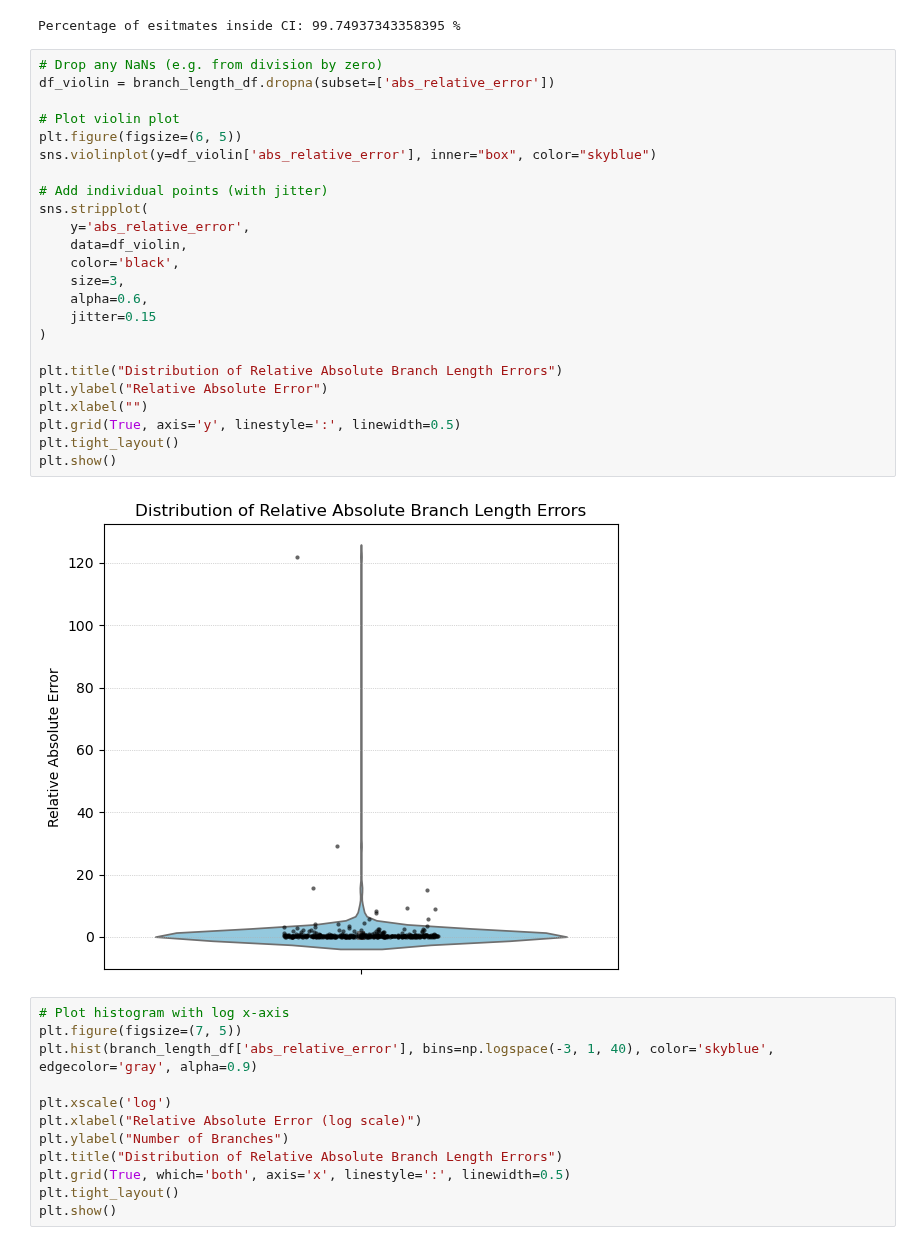
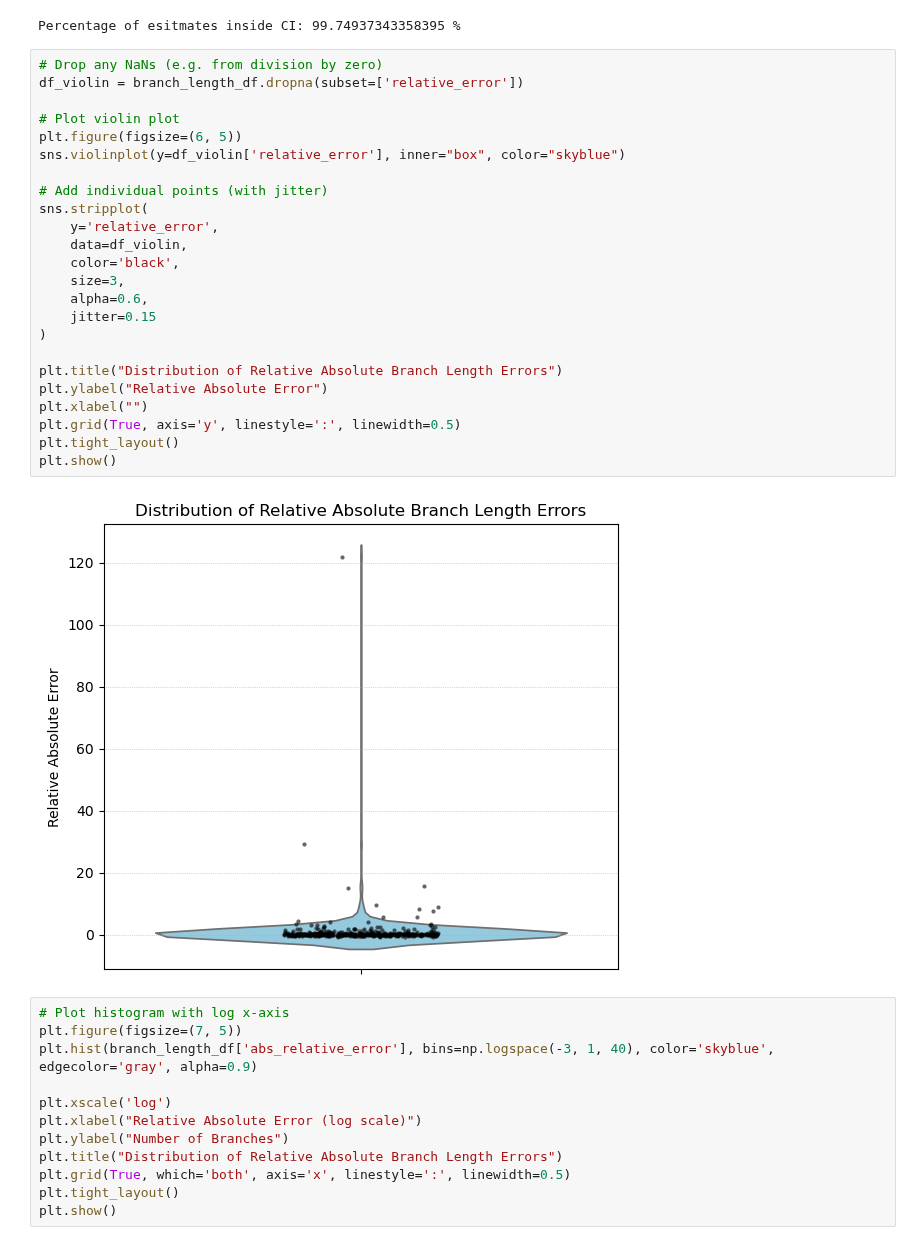
Before and after one commit to marie3003/BESP_paper-analyses, a Jupyter notebook: workflows/evaluate_results.ipynb, the cells around one changed output. Cells and saved outputs as stored; diff of their text form.

```diff
--- a/workflows/evaluate_results.ipynb
+++ b/workflows/evaluate_results.ipynb
@@ -143,30 +144,30 @@ print(f"Percentage of esitmates inside CI: {branch_length_df['inside_ci'].sum()
 Percentage of esitmates inside CI: 99.74937343358395 %
 # %%
 # Drop any NaNs (e.g. from division by zero)
-df_violin = branch_length_df.dropna(subset=['abs_relative_error'])
+df_violin = branch_length_df.dropna(subset=['relative_error'])
 
 # Plot violin plot
 plt.figure(figsize=(6, 5))
-sns.violinplot(y=df_violin['abs_relative_error'], inner="box", color="skyblue")
+sns.violinplot(y=df_violin['relative_error'], inner="box", color="skyblue")
 
 # Add individual points (with jitter)
 sns.stripplot(
-    y='abs_relative_error',
+    y='relative_error',
     data=df_violin,
     color='black',
     size=3,
     alpha=0.6,
     jitter=0.15
 )
 
 plt.title("Distribution of Relative Absolute Branch Length Errors")
 plt.ylabel("Relative Absolute Error")
 plt.xlabel("")
 plt.grid(True, axis='y', linestyle=':', linewidth=0.5)
 plt.tight_layout()
 plt.show()
 # %% [output]
-[figure, old version]
+[figure, new version]
 # %%
 # Plot histogram with log x-axis
 plt.figure(figsize=(7, 5))
```
Also changed, not shown: parts of 5 cells of this notebook, 20 other files.
